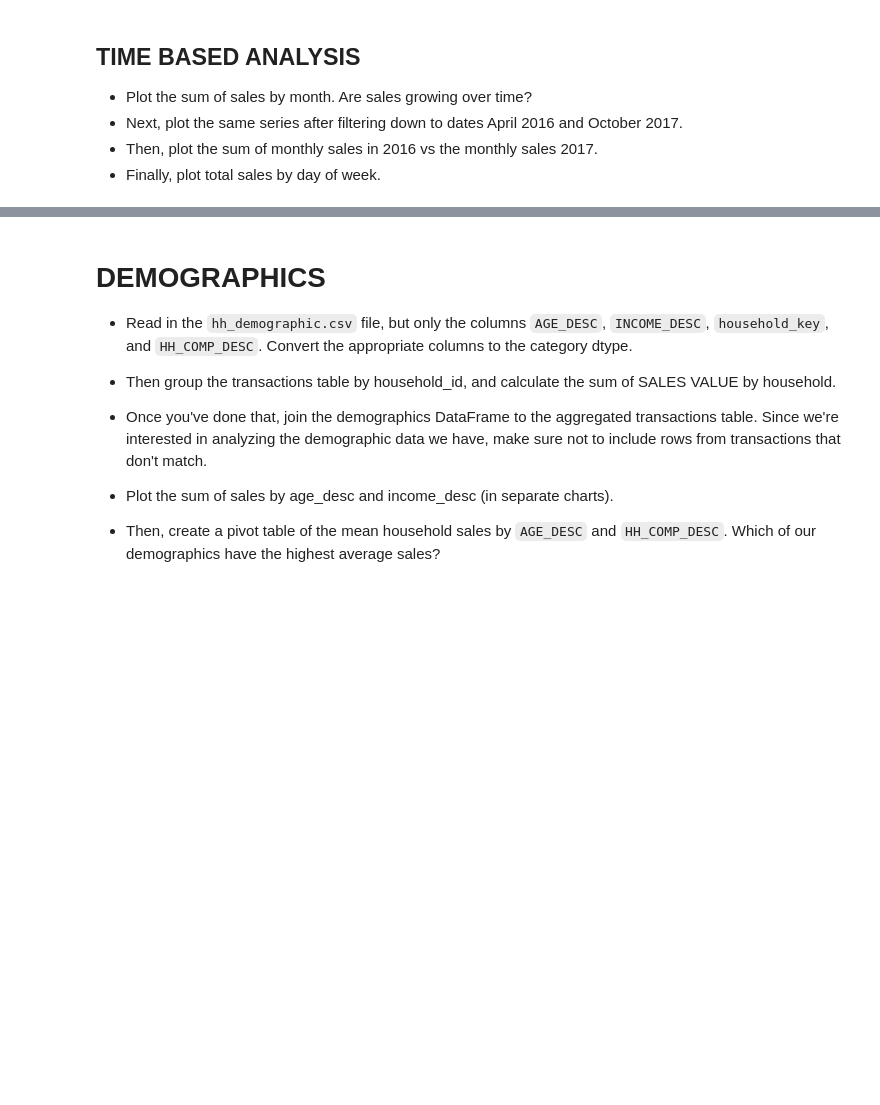
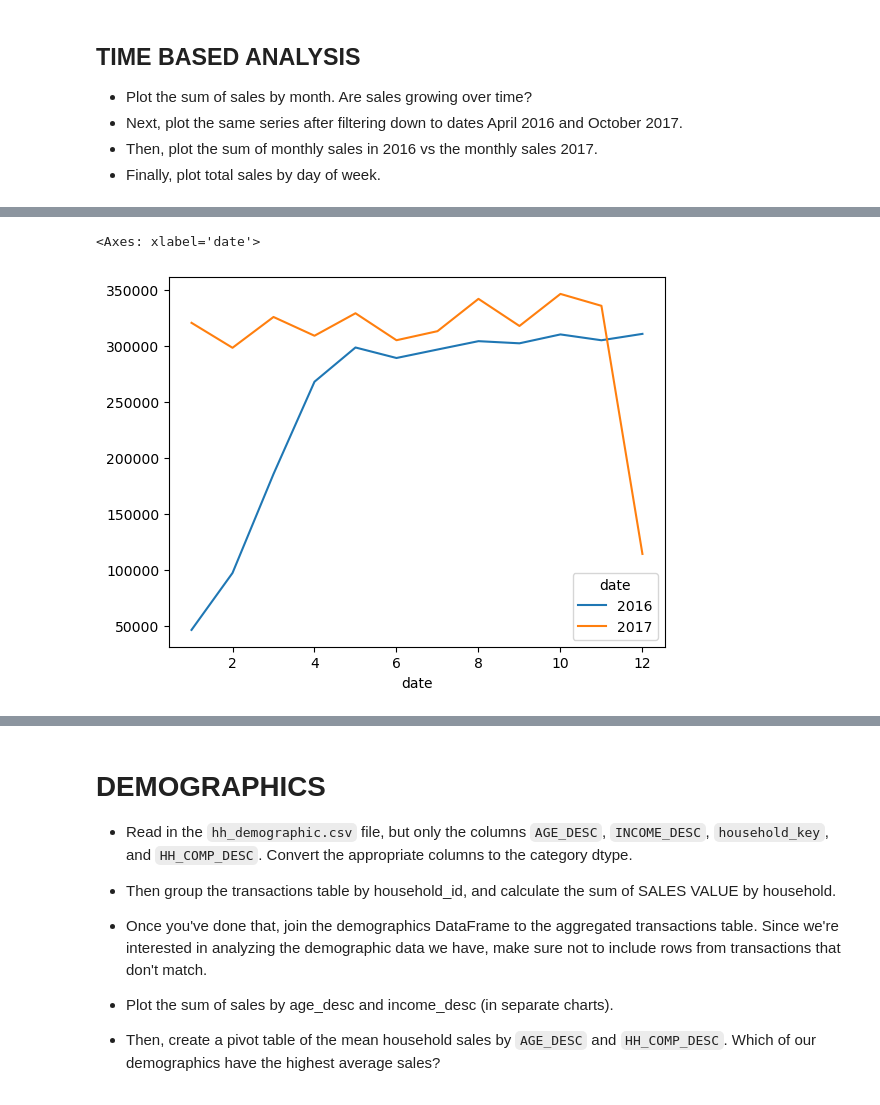
Before and after one commit to Kshitij-Chavan/Maven-Mega-Mart-Pandas, a Jupyter notebook: Notebooks/maven_mega_mart.ipynb, the cells around one changed output, grey strips where cells are left out. Saved outputs shown, nothing was run; the diff lists cells and outputs as text; code cells hidden in the pictures; blank space fills up the shorter version.

```diff
--- a/Notebooks/maven_mega_mart.ipynb
+++ b/Notebooks/maven_mega_mart.ipynb
@@ -92,0 +110,13 @@ sales_by_month.plot()
+# %%
+# Plotting the sum of monthly sales in 2016 vs the monthly sales 2017
+
+sales_2016_2017 = transactions.pivot_table(
+                        index = transactions['date'].dt.month,
+                        columns = transactions['date'].dt.year,
+                        values = 'SALES_VALUE',
+                        aggfunc = 'sum')
+
+sales_2016_2017.plot()
+# %% [output]
+<Axes: xlabel='date'>
+[figure, added]
```
Also changed, not shown: parts of 5 cells of this notebook.
